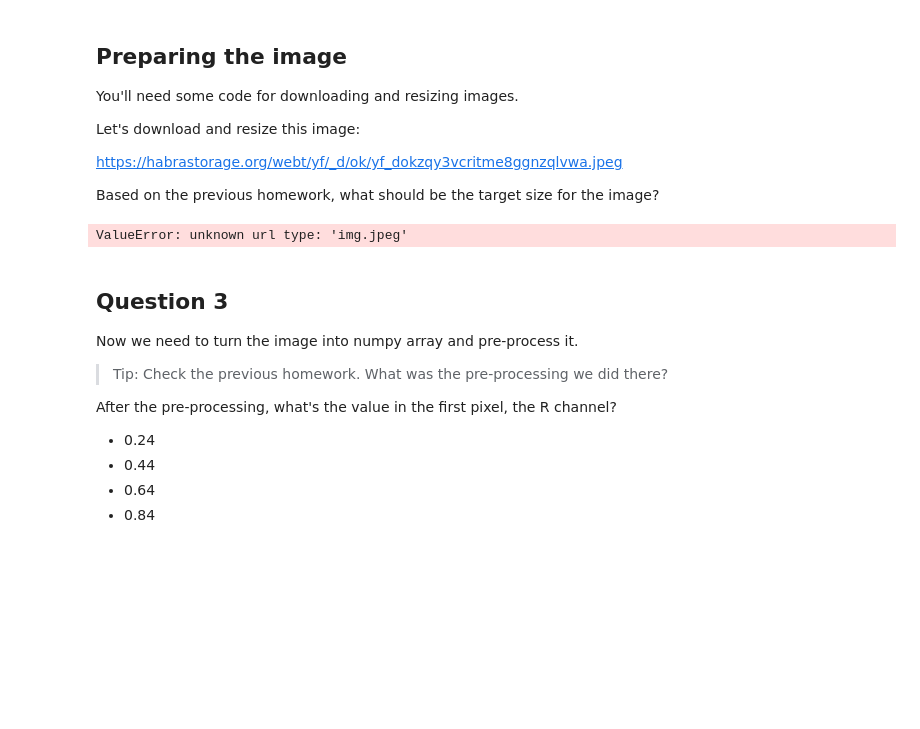
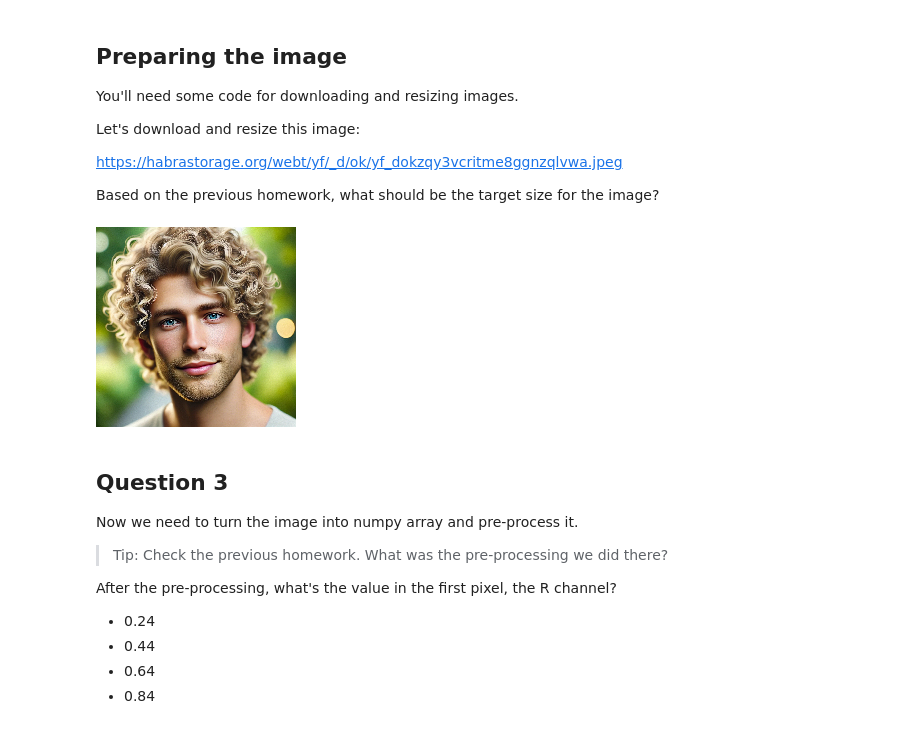
Before and after one commit to jyphotography/machine-learning, a Jupyter notebook: 09-serverless/hw9.ipynb, the cells around one changed output. Saved outputs shown, nothing was run; the diff lists cells and outputs as text; code cells hidden in the pictures; blank space fills up the shorter version.

```diff
--- a/09-serverless/hw9.ipynb
+++ b/09-serverless/hw9.ipynb
@@ -126,13 +112,14 @@ def prepare_image(img, target_size):
         img = img.convert('RGB')
     img = img.resize(target_size, Image.NEAREST)
     return img
-# %%
-img = download_image(
-    "https://habrastorage.org/webt/yf/_d/ok/yf_dokzqy3vcritme8ggnzqlvwa.jpeg"
-)
-img = prepare_image(img, target_size=(200, 200))
-# %% [output]
-ValueError: unknown url type: 'img.jpeg'
+# %%
+raw_img = Image.open('yf_dokzqy3vcritme8ggnzqlvwa.jpeg')
+# %%
+img = prepare_image(raw_img, target_size=(200, 200))
+# %%
+img
+# %% [output]
+[figure, added]
 # %% [markdown]
 ## Question 3
 
```
Also changed, not shown: parts of 12 cells of this notebook.
